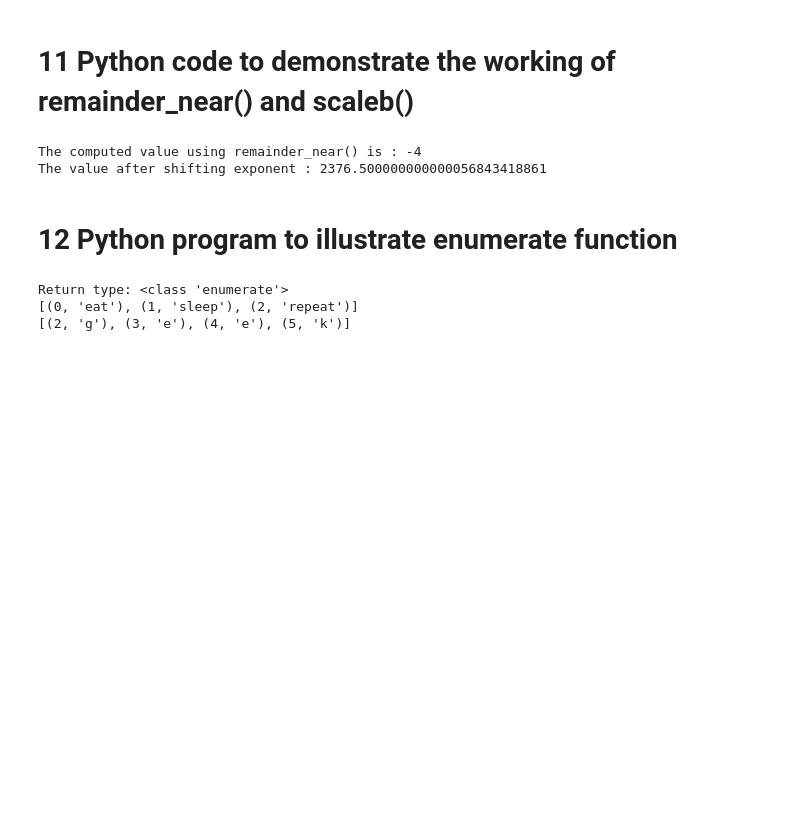
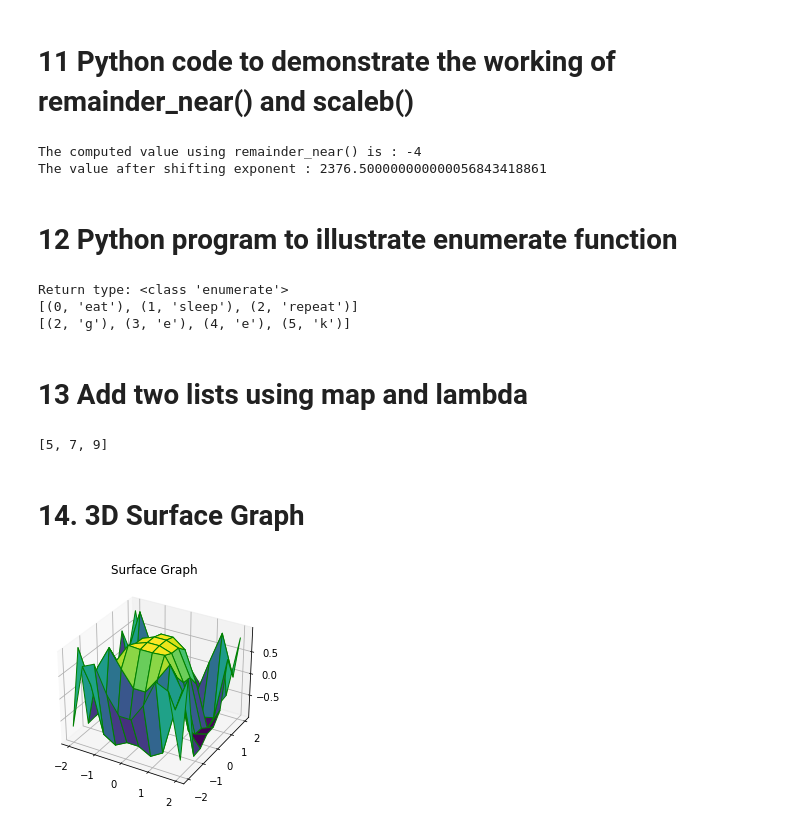
Before and after one commit to Mansani587/TinyCoders, a Jupyter notebook: Tiny-coders-Additional codes.ipynb, the cells around one changed output. Cells and saved outputs as stored; diff of their text form; code cells hidden in the pictures; blank space fills up the shorter version.

```diff
--- a/Tiny-coders-Additional codes.ipynb
+++ b/Tiny-coders-Additional codes.ipynb
@@ -319,3 +319,38 @@ print (list(enumerate(s1, 2)))
 Return type: <class 'enumerate'>
 [(0, 'eat'), (1, 'sleep'), (2, 'repeat')]
 [(2, 'g'), (3, 'e'), (4, 'e'), (5, 'k')]
+# %% [markdown]
+# 13 Add two lists using map and lambda
+# %%
+
+numbers1 = [1, 2, 3]
+numbers2 = [4, 5, 6]
+
+result = map(lambda x, y: x + y, numbers1, numbers2)
+print(list(result))
+# %% [output]
+[5, 7, 9]
+# %% [markdown]
+# 14. 3D Surface Graph
+# %%
+# importing libraries
+from mpl_toolkits import mplot3d
+import numpy as np
+import matplotlib.pyplot as plt
+
+# defining surface and axes
+x = np.outer(np.linspace(-2, 2, 10), np.ones(10))
+y = x.copy().T
+z = np.cos(x ** 2 + y ** 3)
+
+fig = plt.figure()
+
+# syntax for 3-D plotting
+ax = plt.axes(projection ='3d')
+
+# syntax for plotting
+ax.plot_surface(x, y, z, cmap ='viridis', edgecolor ='green')
+ax.set_title('Surface Graph')
+plt.show()
+# %% [output]
+[figure, added]
```
Also changed, not shown: parts of 12 cells of this notebook, 2 other files.
